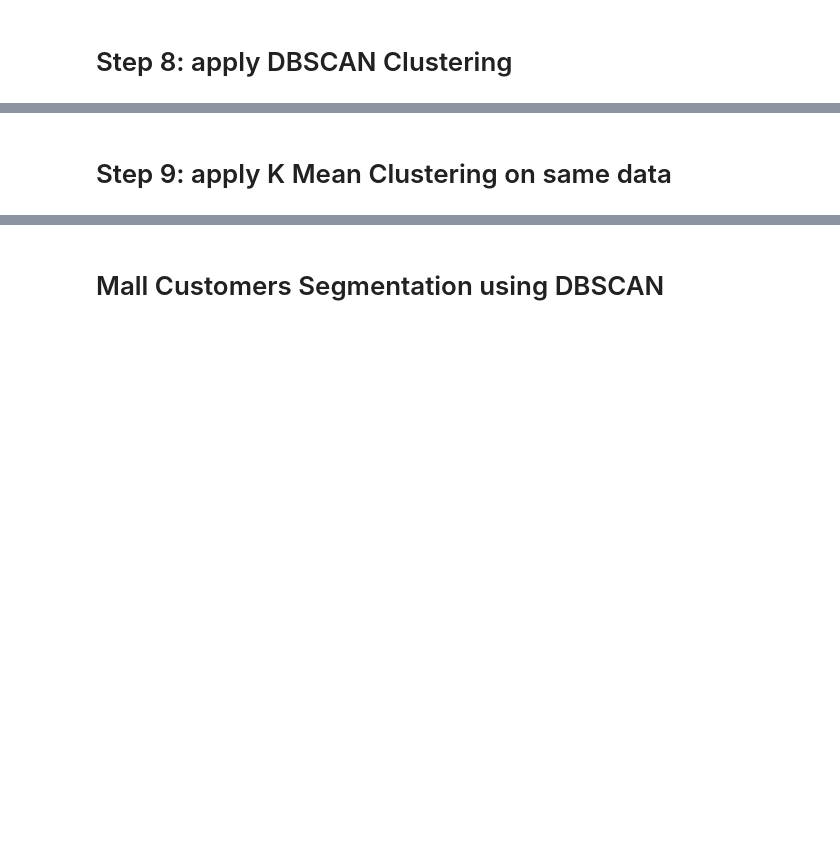
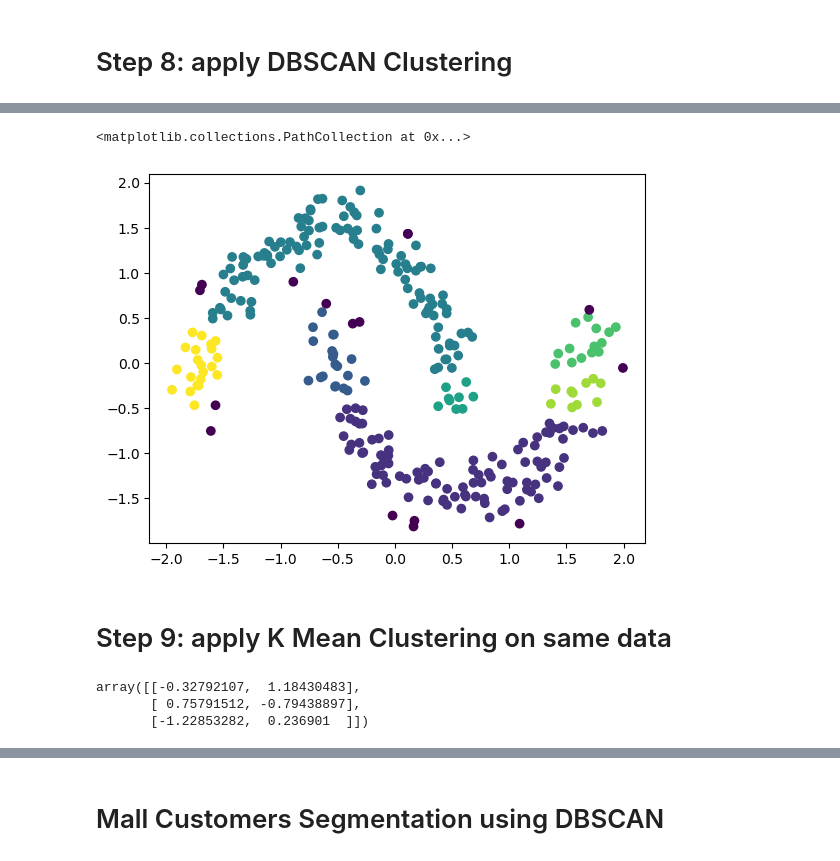
Before and after one commit to MeetBagda/Machine-Learning-Practical-Lab, a Jupyter notebook: ML LAB 10/Lab10 Blank.ipynb, the cells around one changed output, grey strips where cells are left out. Drawn from its saved outputs; the diff is of its cells as text; code cells hidden in the pictures; blank space fills up the shorter version.

```diff
--- a/ML LAB 10/Lab10 Blank.ipynb
+++ b/ML LAB 10/Lab10 Blank.ipynb
@@ -27,2 +114,7 @@
+# %%
+plt.scatter(x[:,0], x[:,1], c=dbscan.labels_)
+# %% [output]
+<matplotlib.collections.PathCollection at 0x...>
+[figure, added]
 # %% [markdown]
 # Step 9: apply K Mean Clustering on same data
@@ -28,0 +126,6 @@
+# %%
+model.cluster_centers_
+# %% [output]
+array([[-0.32792107,  1.18430483],
+       [ 0.75791512, -0.79438897],
+       [-1.22853282,  0.236901  ]])
```
Also changed, not shown: parts of 23 cells of this notebook.
